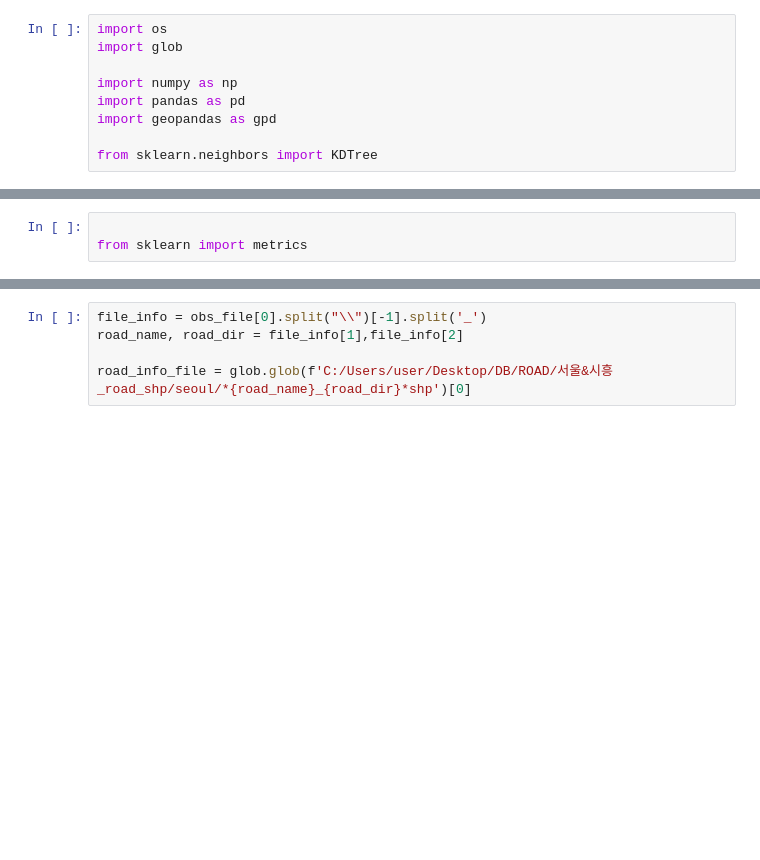
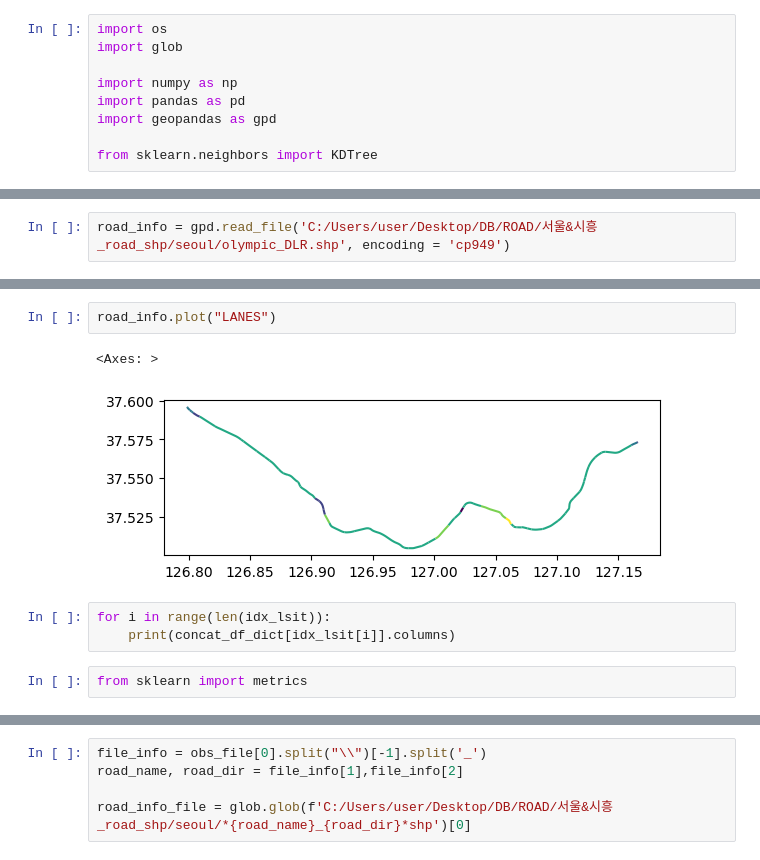
Before and after one commit to righttrue/model_verify, a Jupyter notebook: CODE/도로구조_병합.ipynb, the cells around one changed output, grey strips where cells are left out. Drawn from its saved outputs; the diff is of its cells as text; blank space fills up the shorter version.

```diff
--- a/CODE/도로구조_병합.ipynb
+++ b/CODE/도로구조_병합.ipynb
@@ -80,0 +58,2 @@ Index(['longitude', 'latitude', 'long_match', 'lat_match', 'lon', 'lat',
+# %%
+road_info = gpd.read_file('C:/Users/user/Desktop/DB/ROAD/서울&시흥_road_shp/seoul/olympic_DLR.shp', encoding = 'cp949')
@@ -81,5 +76,12 @@ Index(['longitude', 'latitude', 'long_match', 'lat_match', 'lon', 'lat',
+# %%
+road_info.plot("LANES")
+# %% [output]
+<Axes: >
+[figure, added]
+# %%
+for i in range(len(idx_lsit)):
+    print(concat_df_dict[idx_lsit[i]].columns)
 # %%
-
 from sklearn import metrics
 # %%
 for i in idx_lsit:
```
Also changed, not shown: parts of 11 cells of this notebook, 3 other files.
